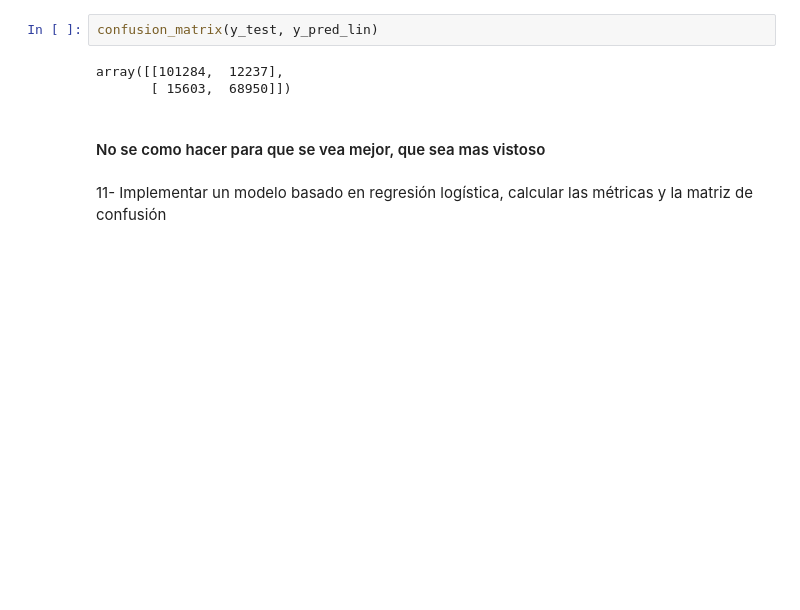
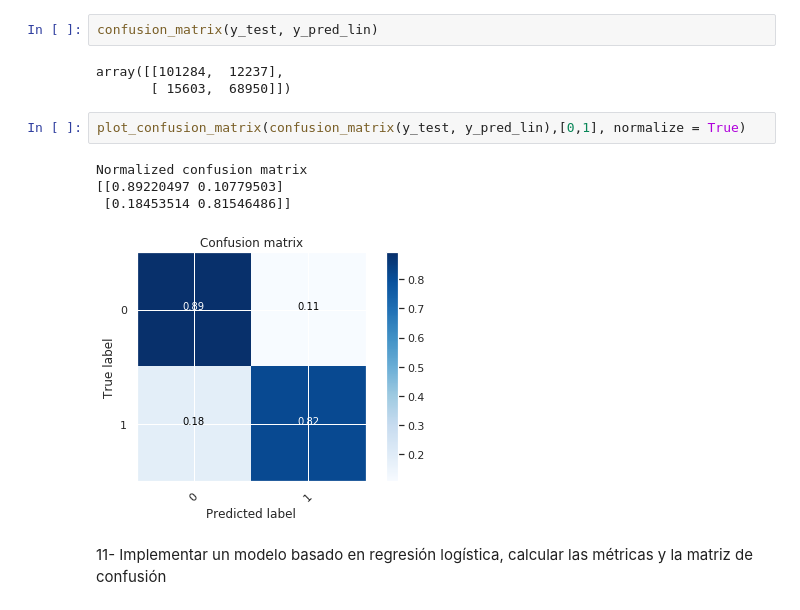
Before and after one commit to manquius/series_temporales, a Jupyter notebook: practico3_isa.ipynb, the cells around one changed output. Drawn from its saved outputs; the diff is of its cells as text; blank space fills up the shorter version.

```diff
--- a/practico3_isa.ipynb
+++ b/practico3_isa.ipynb
@@ -409,8 +556,13 @@ confusion_matrix(y_test, y_pred_lin)
 # %% [output]
 array([[101284,  12237],
        [ 15603,  68950]])
-# %% [markdown]
-#### No se como hacer para que se vea mejor, que sea mas vistoso
+# %%
+plot_confusion_matrix(confusion_matrix(y_test, y_pred_lin),[0,1], normalize = True)
+# %% [output]
+Normalized confusion matrix
+[[0.89220497 0.10779503]
+ [0.18453514 0.81546486]]
+[figure, added]
 # %% [markdown]
 11- Implementar un modelo basado en regresión logística, calcular las métricas y la matriz de confusión
 # %%
```
Also changed, not shown: parts of 33 cells of this notebook.
